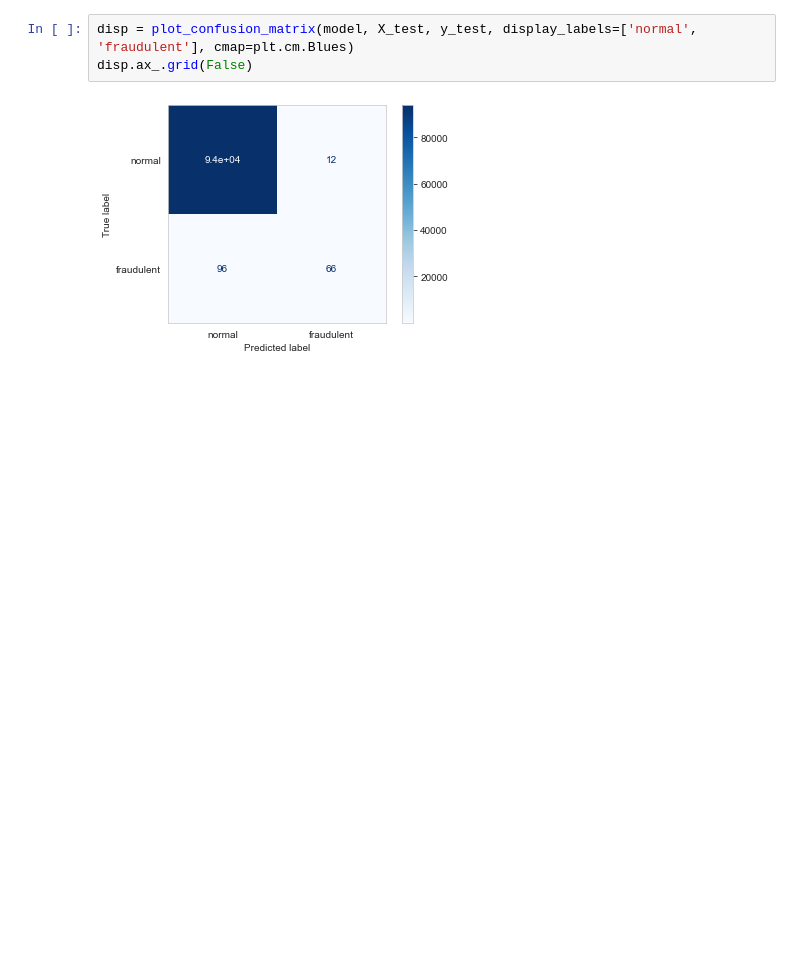
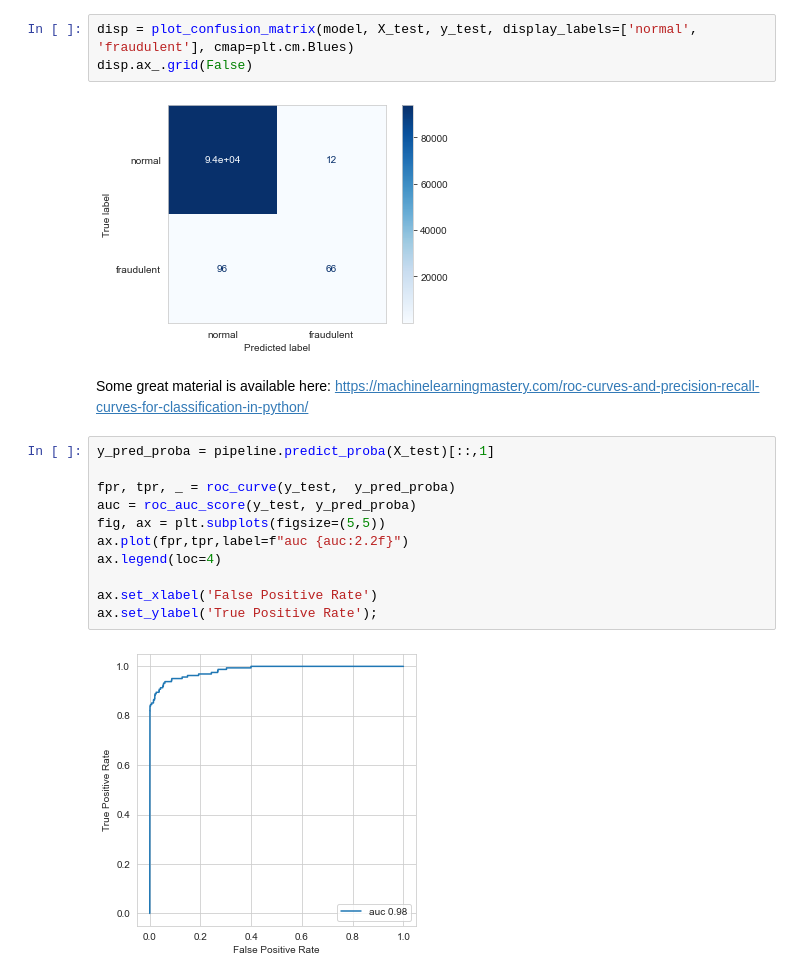
Before and after one commit to nfaggian/ml-examples, a Jupyter notebook: kaggle-fraud/notebooks/2.0 model [sklearn-logistic-regression].ipynb, the cells around one changed output. Cells and saved outputs as stored; diff of their text form; blank space fills up the shorter version.

Commit message:
Add ROC and PR curves

```diff
--- a/kaggle-fraud/notebooks/2.0 model [sklearn-logistic-regression].ipynb
+++ b/kaggle-fraud/notebooks/2.0 model [sklearn-logistic-regression].ipynb
@@ -110,3 +110,18 @@ disp = plot_confusion_matrix(model, X_test, y_test, display_labels=['normal', 'f
 disp.ax_.grid(False)
 # %% [output]
 [figure]
+# %% [markdown]
+Some great material is available here: https://machinelearningmastery.com/roc-curves-and-precision-recall-curves-for-classification-in-python/
+# %%
+y_pred_proba = pipeline.predict_proba(X_test)[::,1]
+
+fpr, tpr, _ = roc_curve(y_test,  y_pred_proba)
+auc = roc_auc_score(y_test, y_pred_proba)
+fig, ax = plt.subplots(figsize=(5,5))
+ax.plot(fpr,tpr,label=f"auc {auc:2.2f}")
+ax.legend(loc=4)
+
+ax.set_xlabel('False Positive Rate')
+ax.set_ylabel('True Positive Rate');
+# %% [output]
+[figure, added]
```
Also changed, not shown: parts of 3 cells of this notebook, 1 other file.
